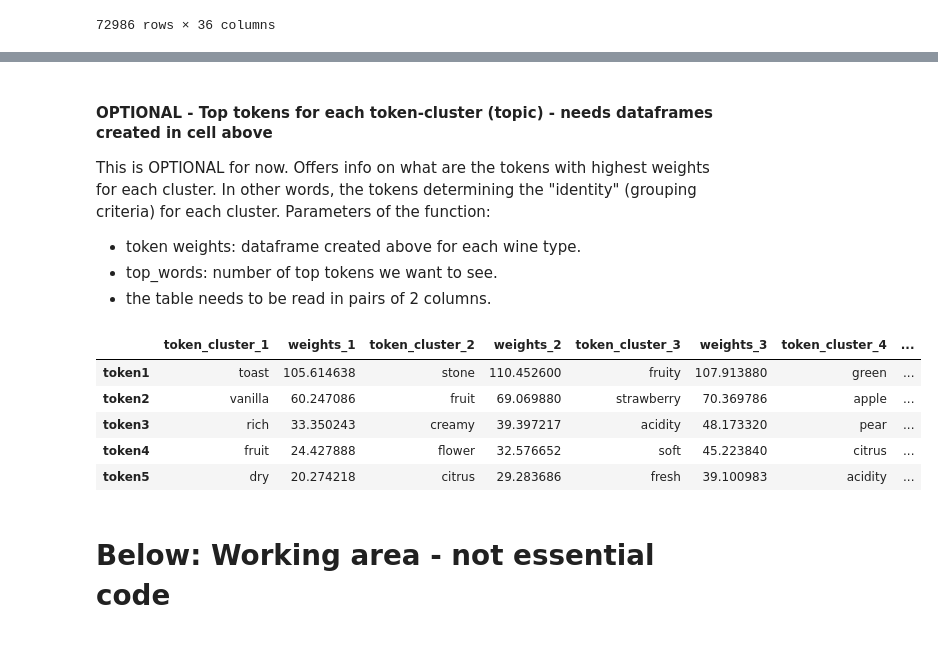
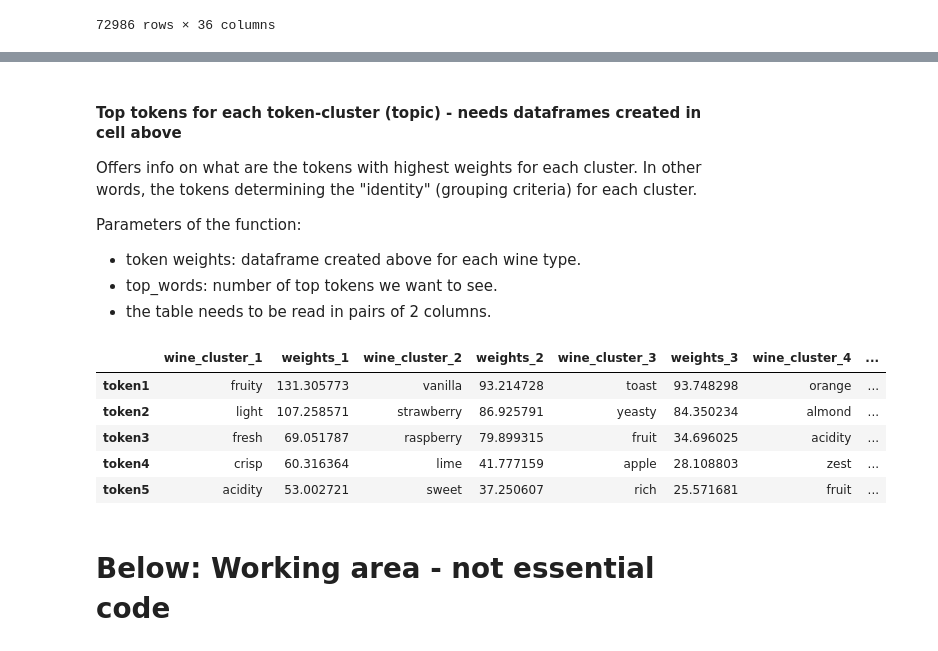
Before and after one commit to fmdalcin/WineGen_old, a Jupyter notebook: notebooks/NLP_WineDescription.ipynb, the cells around one changed output, grey strips where cells are left out. Drawn from its saved outputs; the diff is of its cells as text; code cells hidden in the pictures.

```diff
--- a/notebooks/NLP_WineDescription.ipynb
+++ b/notebooks/NLP_WineDescription.ipynb
@@ -426,22 +354,0 @@ token_cluster_prob_rose
-# %%
-# This cell can take about 2 secs in Jaime's laptop
-
-####   SPARKING WINE - LDA  CLUSTERS (topics) probabilities    ####
-
-# Vectorizing with Tf-idf
-vectorizer_tfidf = TfidfVectorizer(min_df=0.05, max_df=0.9, max_features=80)
-vectorized_descr_spark = vectorizer_tfidf.fit_transform(df_spark['description_clean'])
-vectorized_descr_spark = pd.DataFrame(vectorized_descr_spark.toarray(), columns = vectorizer_tfidf.get_feature_names_out())
-# Eliminating the tokens we manually chose as meaninless
-vectorized_descr_spark.drop(columns=not_useful_tokens_spark, inplace=True)   # 35 tokens  with min_df=0.05, max_df=0.9
-
-# LDA model
-n_components = 10   # number of clusters (topics) we want
-columns_token_clusters = [f'token_cluster_{n}' for n in range(1, n_components+1)] # creating column names
-lda_model_tfidf_spark = LatentDirichletAllocation(n_components=n_components)
-lda_model_tfidf_spark.fit(vectorized_descr_spark)
-token_cluster_prob_spark = pd.DataFrame(lda_model_tfidf_spark.transform(vectorized_descr_spark),
-                    columns = columns_token_clusters)
-# This is the dataframe we need to refine (filter) the wine search - columns: clusters (topics), rows: wines
-# It has the probabilities of each wine to belong to each cluster (topic). So all numbers in a row add up to 1:
-token_cluster_prob_spark
@@ -520,7 +388,8 @@ token_weights_spark
 # %% [markdown]
-#### OPTIONAL - Top tokens for each token-cluster (topic)  -  needs dataframes created in cell above
-This is OPTIONAL for now. Offers info on what are the tokens with highest weights for each cluster.
-In other words, the tokens determining the "identity" (grouping criteria) for each cluster.
+#### Top tokens for each token-cluster (topic)  -  needs dataframes created in cell above
+Offers info on what are the tokens with highest weights for each cluster.
+In other words, the tokens determining the "identity" (grouping criteria) for each cluster.<br>
+
 Parameters of the function:
 * token weights: dataframe created above for each wine type.
 * top_words: number of top tokens we want to see.
@@ -531,7 +400,7 @@ def top_tokens(token_weights, top_words):
     # Dimensions
     n_components = token_weights.shape[0]   # number of clusters (topics)
     weight_headers = [f'weights_{n}' for n in range(1, n_components+1)]
-    cluster_headers = columns_token_clusters  # from previous cells
+    cluster_headers = columns_wine_clusters  # from previous cells
     indices = [f'token{n}' for n in range(1, top_words+1)]  #  output table row-indices
 
     ## Finding top tokens for each cluster (topic)
@@ -545,14 +414,14 @@ def top_tokens(token_weights, top_words):
     return top
 # %%
 # Example of output of function above for Sparklin wine:
-top_tokens(token_weights_spark, 5)
+top_tokens(lda_token_weights_spark, 5)
 # %% [output]
-|  | token_cluster_1 | weights_1 | token_cluster_2 | weights_2 | token_cluster_3 | weights_3 | token_cluster_4 | ... |
-| token1 | toast | 105.614638 | stone | 110.452600 | fruity | 107.913880 | green | ... |
-| token2 | vanilla | 60.247086 | fruit | 69.069880 | strawberry | 70.369786 | apple | ... |
-| token3 | rich | 33.350243 | creamy | 39.397217 | acidity | 48.173320 | pear | ... |
-| token4 | fruit | 24.427888 | flower | 32.576652 | soft | 45.223840 | citrus | ... |
-| token5 | dry | 20.274218 | citrus | 29.283686 | fresh | 39.100983 | acidity | ... |
+|  | wine_cluster_1 | weights_1 | wine_cluster_2 | weights_2 | wine_cluster_3 | weights_3 | wine_cluster_4 | ... |
+| token1 | fruity | 131.305773 | vanilla | 93.214728 | toast | 93.748298 | orange | ... |
+| token2 | light | 107.258571 | strawberry | 86.925791 | yeasty | 84.350234 | almond | ... |
+| token3 | fresh | 69.051787 | raspberry | 79.899315 | fruit | 34.696025 | acidity | ... |
+| token4 | crisp | 60.316364 | lime | 41.777159 | apple | 28.108803 | zest | ... |
+| token5 | acidity | 53.002721 | sweet | 37.250607 | rich | 25.571681 | fruit | ... |
 # %% [markdown]
 # Below: Working area - not essential code
 # %% [markdown]
```
Also changed, not shown: parts of 31 cells of this notebook.
